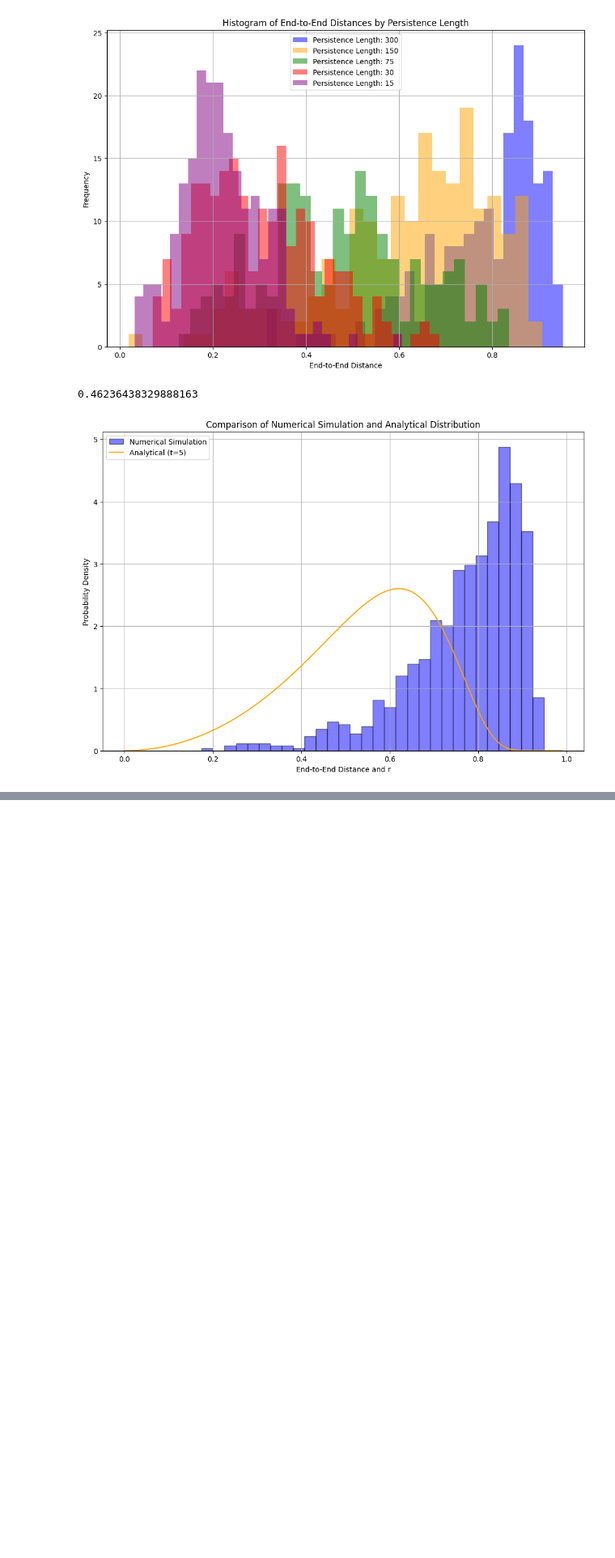
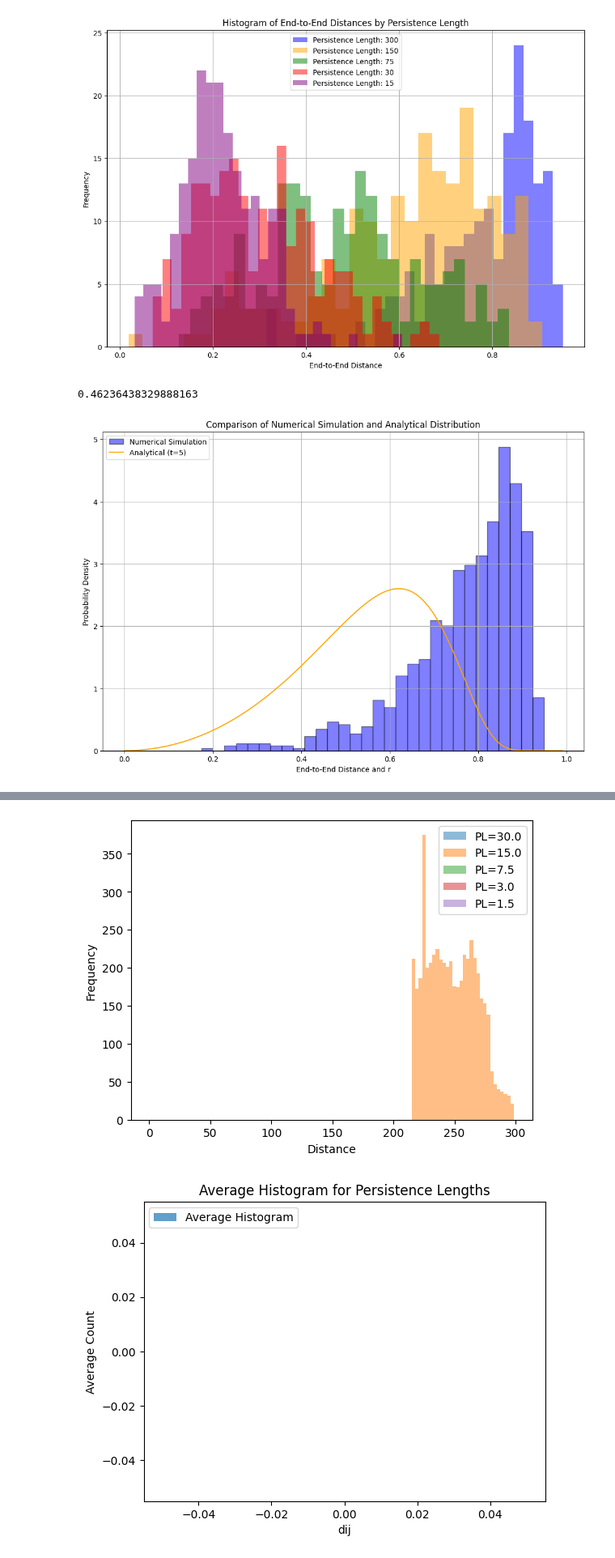
Before and after one commit to B-hub-hue/Python.exam_polymer, a Jupyter notebook: Python_exam_py.ipynb, the cells around one changed output, grey strips where cells are left out. Shown at 81% size. Cells and saved outputs as stored; diff of their text form; code cells hidden in the pictures; blank space fills up the shorter version.

```diff
--- a/Python_exam_py.ipynb
+++ b/Python_exam_py.ipynb
@@ -285,5 +290,9 @@ print(np.max(distances))
 # %%
+import numpy as np
+import matplotlib.pyplot as plt
+
 delta_theta = 0.102
+N=100
 
 def custom_gaussian_theta(delta_theta):
     #"""Sample from the custom Gaussian distribution for theta."""
@@ -295,37 +304,71 @@ def rodrigues_rotation(v, k, theta, phi):
     s_theta = np.sin(theta)
     return (v * c_theta +
             np.cross(k, v) * s_theta +
             k * np.dot(k, v) * (1 - c_theta))
 
 def dij(positions):
-
       return np.linalg.norm(positions[-j] - positions[i])
 
+positions = []
 # Parameters
-num_segments = 100
-num_trials = 1  # Number of trials to gather distances
+num_segments = 1000
+num_trials = 5  # Number of trials to gather distances
 
-persistence_lengths = [300, 150, 75, 30, 15]  # Array of persistence lengths
+persistence_lengths = [30.0, 15.0, 7.5, 3.0, 1.5]  # Array of persistence lengths
 
 # Store distances for each persistence length
 distances = {length: [] for length in persistence_lengths}
 
 for _ in range(num_trials):
+  for persistence_length in persistence_lengths:
     vectors = [np.array([1, 0, 0])]  # Starting vector
     persistence_length = np.random.choice(persistence_lengths)  # Randomly select a persistence length
     for _ in range(1, num_segments):
         # Sample theta based on the selected persistence length
         theta = custom_gaussian_theta(1 / np.sqrt(persistence_length))  # Scale by persistence length
         axis_of_rotation = np.cross(np.random.random(size=3), vectors[-1])
         phi = np.random.uniform(0, 2 * np.pi)  # Uniformly distributed phi
         new_vector = rodrigues_rotation(vectors[-1], axis_of_rotation, theta, phi)
         vectors.append(new_vector)
 
+        positions = np.cumsum(vectors, axis=0)
+
     # Convert list of vectors to numpy array
-    vectors = np.array(vectors)
+vectors = np.array(vectors)
 
     # Calculate dij distance and store it
-    for i in range(0, N-1):
-      for j in range(i + 1, N):
+for i in range(0, N-1):
+    for j in range(i + 1, N):
           distance = dij(vectors.cumsum(axis=0))  # cumulative sum = cumsum
           distances[persistence_length].append(distance)
+# Example of how to process and visualize the distances:
+for length in persistence_lengths:
+    plt.hist(distances[length], bins=30, alpha=0.5, label=f'PL={length}')
+plt.xlabel('Distance')
+plt.ylabel('Frequency')
+plt.legend()
+plt.show()
+
+# Compute average histograms for each persistence length
+all_distances = list(distances.values())
+# Assuming all histograms have the same bins, compute average histogram
+hist_values, bin_edges = np.histogram(all_distances[0], bins=30)
+average_hist = np.zeros_like(hist_values, dtype=float)
+
+for length in persistence_lengths:
+    hist_values, bin_edges = np.histogram(distances[length], bins=30, density=True)
+    average_hist += hist_values
+
+average_hist /= len(persistence_lengths)
+
+# Plot average histogram
+plt.figure()
+plt.hist(bin_edges[:-1], bin_edges, weights=average_hist, alpha=0.7, label='Average Histogram')
+plt.xlabel('dij')
+plt.ylabel('Average Count')
+plt.title('Average Histogram for Persistence Lengths')
+plt.legend()
+plt.show()
+# %% [output]
+[figure, added]
+[figure, added]
```
Also changed, not shown: parts of 3 cells of this notebook.
